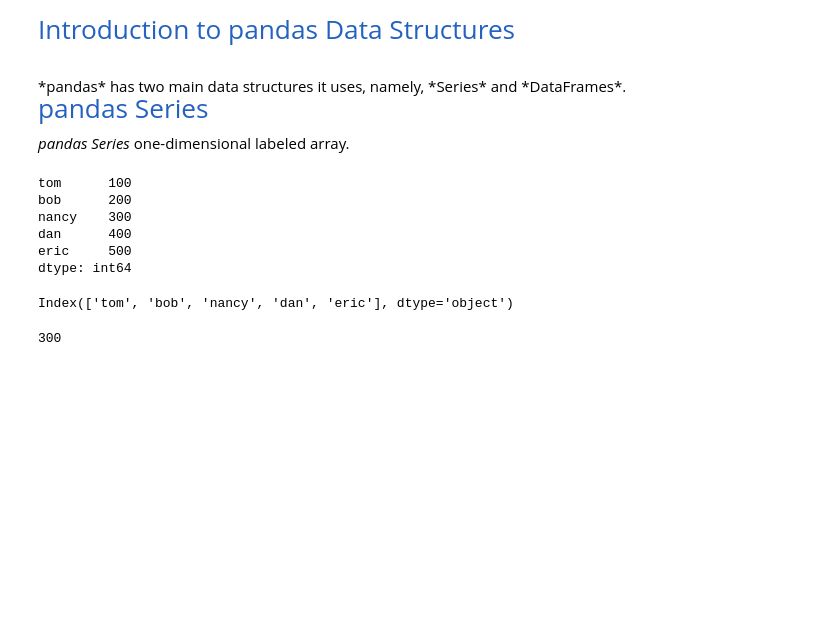
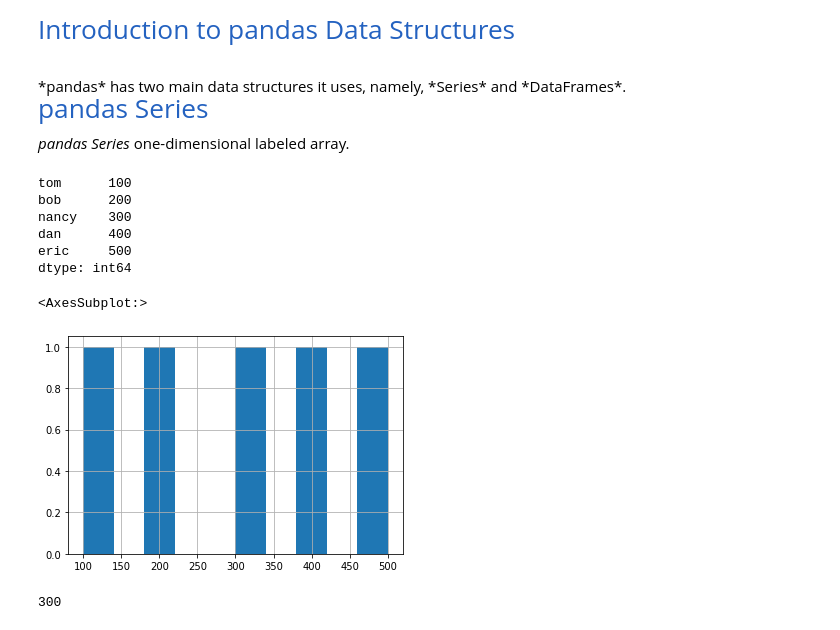
Before and after one commit to kiril-chilingarashvili/sd-mm-1, a Jupyter notebook: Week-4-Pandas/Introduction to Pandas.ipynb, the cells around one changed output. Saved outputs shown, nothing was run; the diff lists cells and outputs as text; code cells hidden in the pictures; blank space fills up the shorter version.

```diff
--- a/Week-4-Pandas/Introduction to Pandas.ipynb
+++ b/Week-4-Pandas/Introduction to Pandas.ipynb
@@ -47,10 +47,13 @@ nancy    300
 dan      400
 eric     500
 dtype: int64
-# %%
-ser.index
-# %% [output]
-Index(['tom', 'bob', 'nancy', 'dan', 'eric'], dtype='object')
+# %%
+%matplotlib inline
+ser.index
+ser.hist()
+# %% [output]
+<AxesSubplot:>
+[figure, added]
 # %%
 ser['nancy']
 # %% [output]
```
